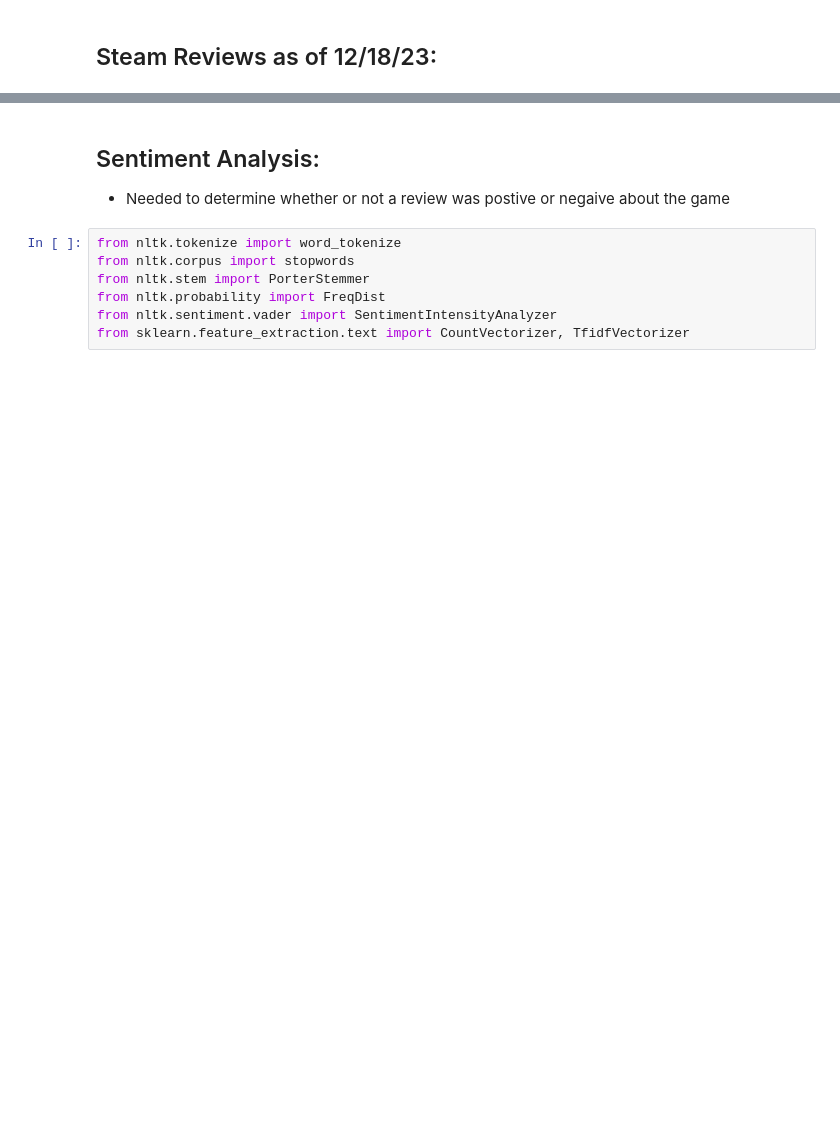
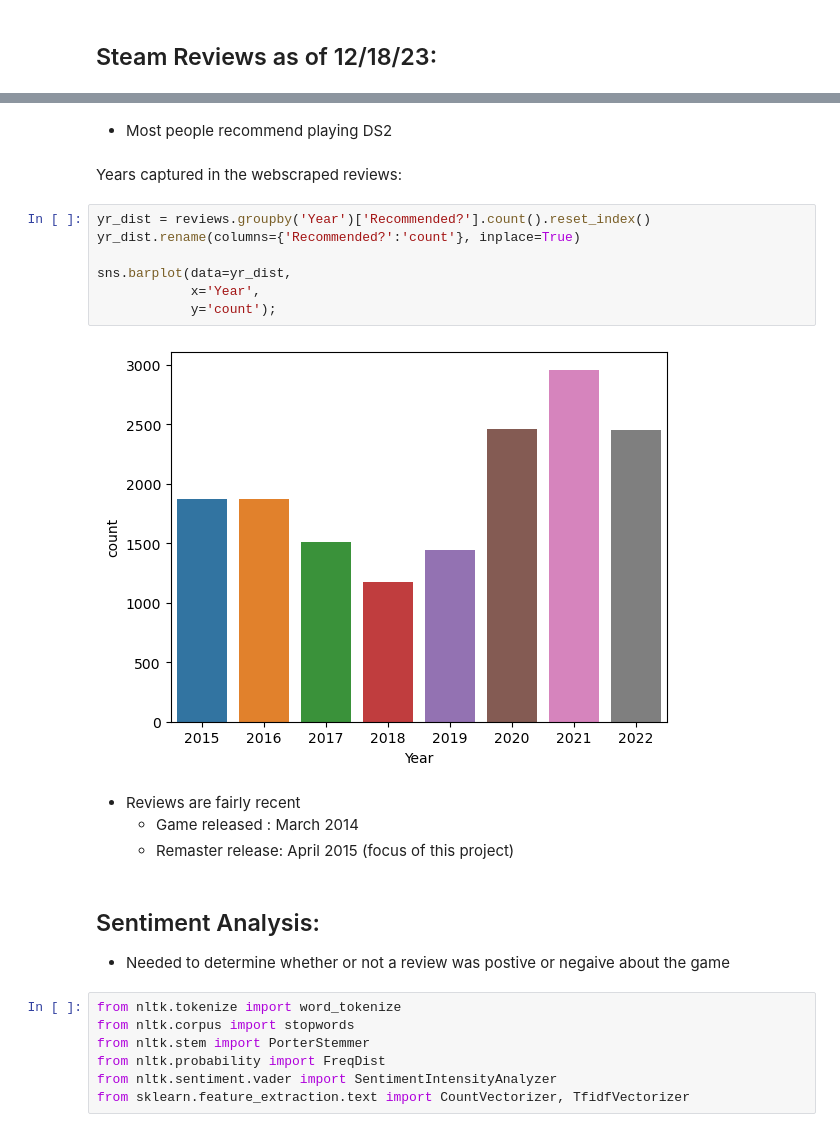
Before and after one commit to BrandonDioneda/Dark-Souls-2-Reviews, a Jupyter notebook: ds2-reviews.ipynb, the cells around one changed output, grey strips where cells are left out. Cells and saved outputs as stored; diff of their text form; blank space fills up the shorter version.

```diff
--- a/ds2-reviews.ipynb
+++ b/ds2-reviews.ipynb
@@ -8,3 +121,20 @@ import pandas as pd
+# %% [markdown]
+- Most people recommend playing DS2
+# %% [markdown]
+Years captured in the webscraped reviews:
+# %%
+yr_dist = reviews.groupby('Year')['Recommended?'].count().reset_index()
+yr_dist.rename(columns={'Recommended?':'count'}, inplace=True)
+
+sns.barplot(data=yr_dist,
+            x='Year',
+            y='count');
+# %% [output]
+[figure, added]
+# %% [markdown]
+- Reviews are fairly recent
+    - Game released   : March 2014
+    - Remaster release: April 2015 (focus of this project)
 # %% [markdown]
 ## Sentiment Analysis:
 - Needed to determine whether or not a review was postive or negaive about the game
```
Also changed, not shown: parts of 23 cells of this notebook, 7 other files.
